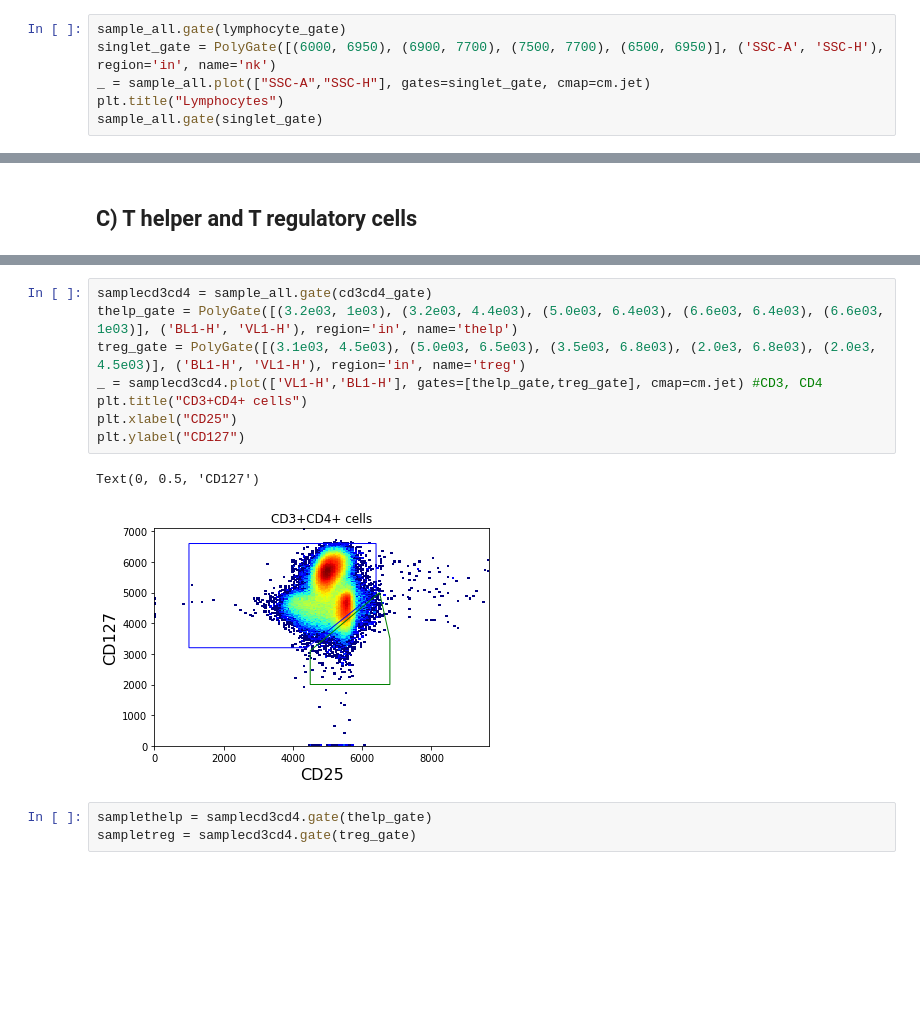
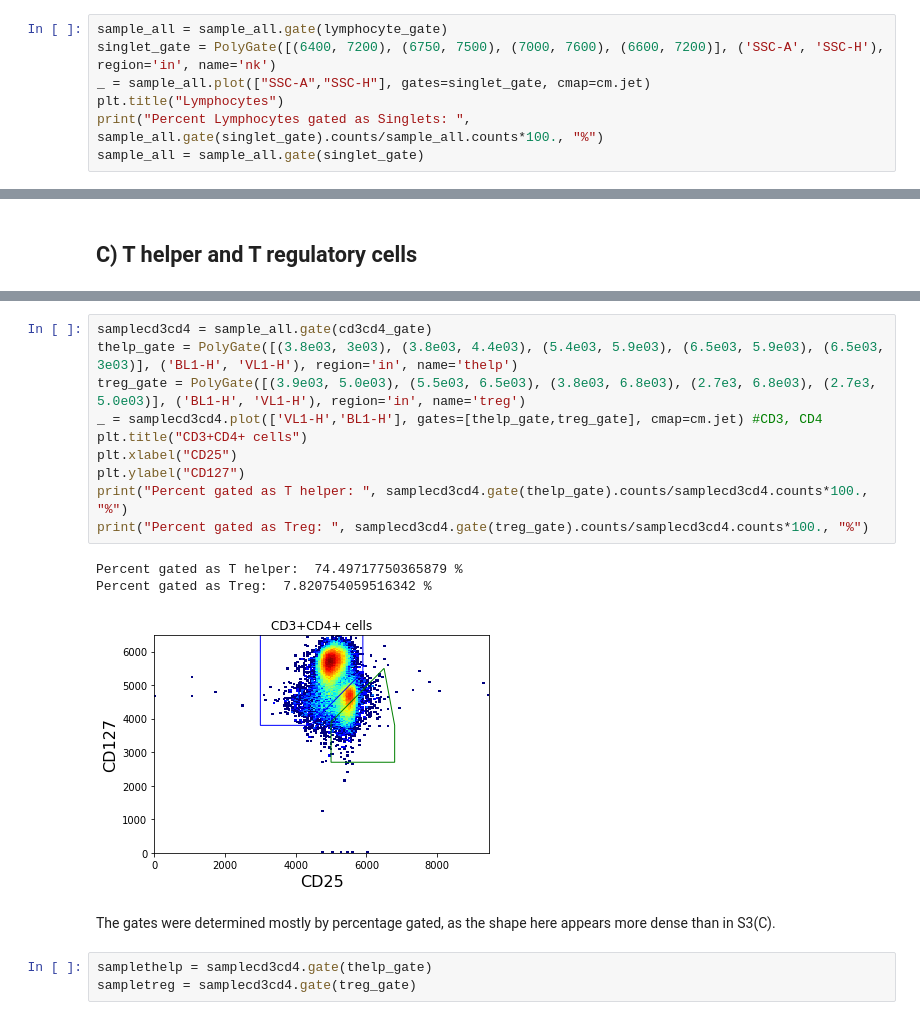
Before and after one commit to meyer-lab/gc-valent, a Jupyter notebook: ckine/liveCellGating_0426_plate2.ipynb, the cells around one changed output, grey strips where cells are left out. Cells and saved outputs as stored; diff of their text form; blank space fills up the shorter version.

```diff
--- a/ckine/liveCellGating_0426_plate2.ipynb
+++ b/ckine/liveCellGating_0426_plate2.ipynb
@@ -44,7 +46,8 @@ Text(0.5, 1.0, 'All Events')
 # %%
-sample_all.gate(lymphocyte_gate)
-singlet_gate = PolyGate([(6000, 6950), (6900, 7700), (7500, 7700), (6500, 6950)], ('SSC-A', 'SSC-H'), region='in', name='nk')
+sample_all = sample_all.gate(lymphocyte_gate)
+singlet_gate = PolyGate([(6400, 7200), (6750, 7500), (7000, 7600), (6600, 7200)], ('SSC-A', 'SSC-H'), region='in', name='nk')
 _ = sample_all.plot(["SSC-A","SSC-H"], gates=singlet_gate, cmap=cm.jet)
 plt.title("Lymphocytes")
-sample_all.gate(singlet_gate)
+print("Percent Lymphocytes gated as Singlets: ", sample_all.gate(singlet_gate).counts/sample_all.counts*100., "%")
+sample_all = sample_all.gate(singlet_gate)
 # %% [output]
@@ -64,14 +72,19 @@ Text(0, 0.5, 'CD4')
 # %%
 samplecd3cd4 = sample_all.gate(cd3cd4_gate)
-thelp_gate = PolyGate([(3.2e03, 1e03), (3.2e03, 4.4e03), (5.0e03, 6.4e03), (6.6e03, 6.4e03), (6.6e03, 1e03)], ('BL1-H', 'VL1-H'), region='in', name='thelp')
-treg_gate = PolyGate([(3.1e03, 4.5e03), (5.0e03, 6.5e03), (3.5e03, 6.8e03), (2.0e3, 6.8e03), (2.0e3, 4.5e03)], ('BL1-H', 'VL1-H'), region='in', name='treg')
+thelp_gate = PolyGate([(3.8e03, 3e03), (3.8e03, 4.4e03), (5.4e03, 5.9e03), (6.5e03, 5.9e03), (6.5e03, 3e03)], ('BL1-H', 'VL1-H'), region='in', name='thelp')
+treg_gate = PolyGate([(3.9e03, 5.0e03), (5.5e03, 6.5e03), (3.8e03, 6.8e03), (2.7e3, 6.8e03), (2.7e3, 5.0e03)], ('BL1-H', 'VL1-H'), region='in', name='treg')
 _ = samplecd3cd4.plot(['VL1-H','BL1-H'], gates=[thelp_gate,treg_gate], cmap=cm.jet) #CD3, CD4
 plt.title("CD3+CD4+ cells")
 plt.xlabel("CD25")
 plt.ylabel("CD127")
+print("Percent gated as T helper: ", samplecd3cd4.gate(thelp_gate).counts/samplecd3cd4.counts*100., "%")
+print("Percent gated as Treg: ", samplecd3cd4.gate(treg_gate).counts/samplecd3cd4.counts*100., "%")
 # %% [output]
-Text(0, 0.5, 'CD127')
+Percent gated as T helper:  74.49717750365879 %
+Percent gated as Treg:  7.820754059516342 %
-[figure, old version]
+[figure, new version]
+# %% [markdown]
+The gates were determined mostly by percentage gated, as the shape here appears more dense than in S3(C).
 # %%
 samplethelp = samplecd3cd4.gate(thelp_gate)
 sampletreg = samplecd3cd4.gate(treg_gate)
```
Also changed, not shown: parts of 19 cells of this notebook, 3 other files.
